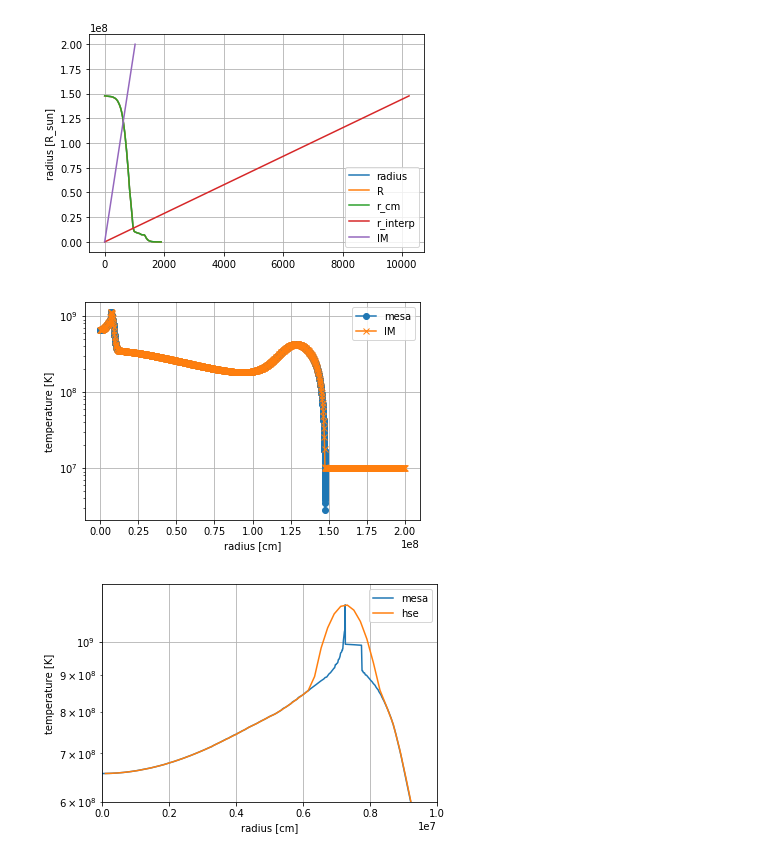
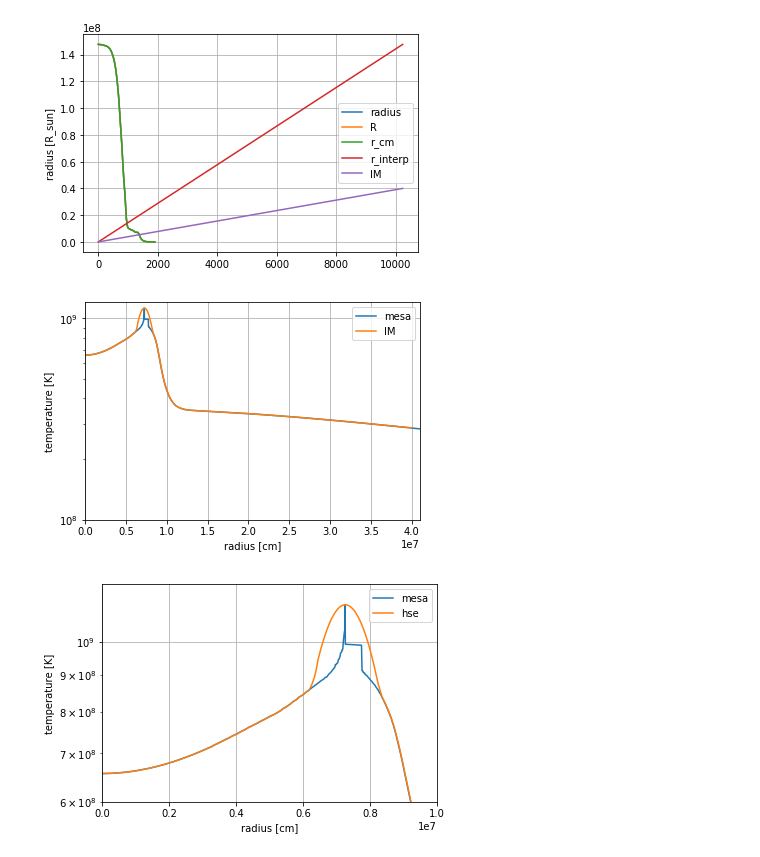
Before and after one commit to XinlongSBU/xinlong_file, a Jupyter notebook: initial-model_prepare/compare_initial-model_MESA.ipynb, the cells around one changed output. Drawn from its saved outputs; the diff is of its cells as text; code cells hidden in the pictures.

```diff
--- a/initial-model_prepare/compare_initial-model_MESA.ipynb
+++ b/initial-model_prepare/compare_initial-model_MESA.ipynb
@@ -9,7 +9,7 @@ from scipy import interpolate
 a = pd.read_excel("ONe6040_helm_update.xlsx")
 
 # Read data after the initial module
-f = open("ECSN-ONe6040-final.hse.1024","r")
+f = open("ECSN-ONe6040-final-4e7.hse.10240","r")
 data = f.readlines()  # data is a list. each element is a line of "23Ne...dat"
 f.close()
 del data[0:16]
@@ -63,31 +63,31 @@ plt.ylabel("radius [R_sun]")
 plt.grid()
 plt.show()
 # %% [output]
-[figure, old version]
+[figure, new version]
 # %%
 temp = np.array(a["temperature"])
 T = np.power(10,np.array(a["logT"]))
 
 #T_interp = np.interp(r_interp, radius[::-1], temp[::-1])
 f_interp = interpolate.interp1d(radius[::-1],temp[::-1],kind='nearest')
 T_interp = f_interp(r_interp)
 
-plt.semilogy(radius*r_sun,temp,'o-',label='mesa')
-plt.semilogy(np.array(df['radius']),np.array(df['temperature']), "x-",label='IM')
+plt.semilogy(radius*r_sun,temp,'-',label='mesa')
+plt.semilogy(np.array(df['radius']),np.array(df['temperature']), "-",label='IM')
 #plt.plot(r_interp*r_sun,T_interp,'s-',label='interp')
 
 plt.xlabel("radius [cm]")
 plt.ylabel("temperature [K]")
 
 #plt.xlim(7.23e6,7.30e6)
 #plt.xlim(585937.5,1367187.5)
-#plt.xlim(0,2.5e79
-#plt.ylim(0.88e9,1.2e9)
+plt.xlim(0,4.1e7)
+plt.ylim(1e8,1.2e9)
 plt.grid()
 plt.legend()
 plt.show()
 # %% [output]
-[figure, old version]
+[figure, new version]
 # %%
 temp = np.array(a["temperature"])
 T = np.power(10,np.array(a["logT"]))
```
Also changed, not shown: parts of 8 cells of this notebook, 25 other files.
